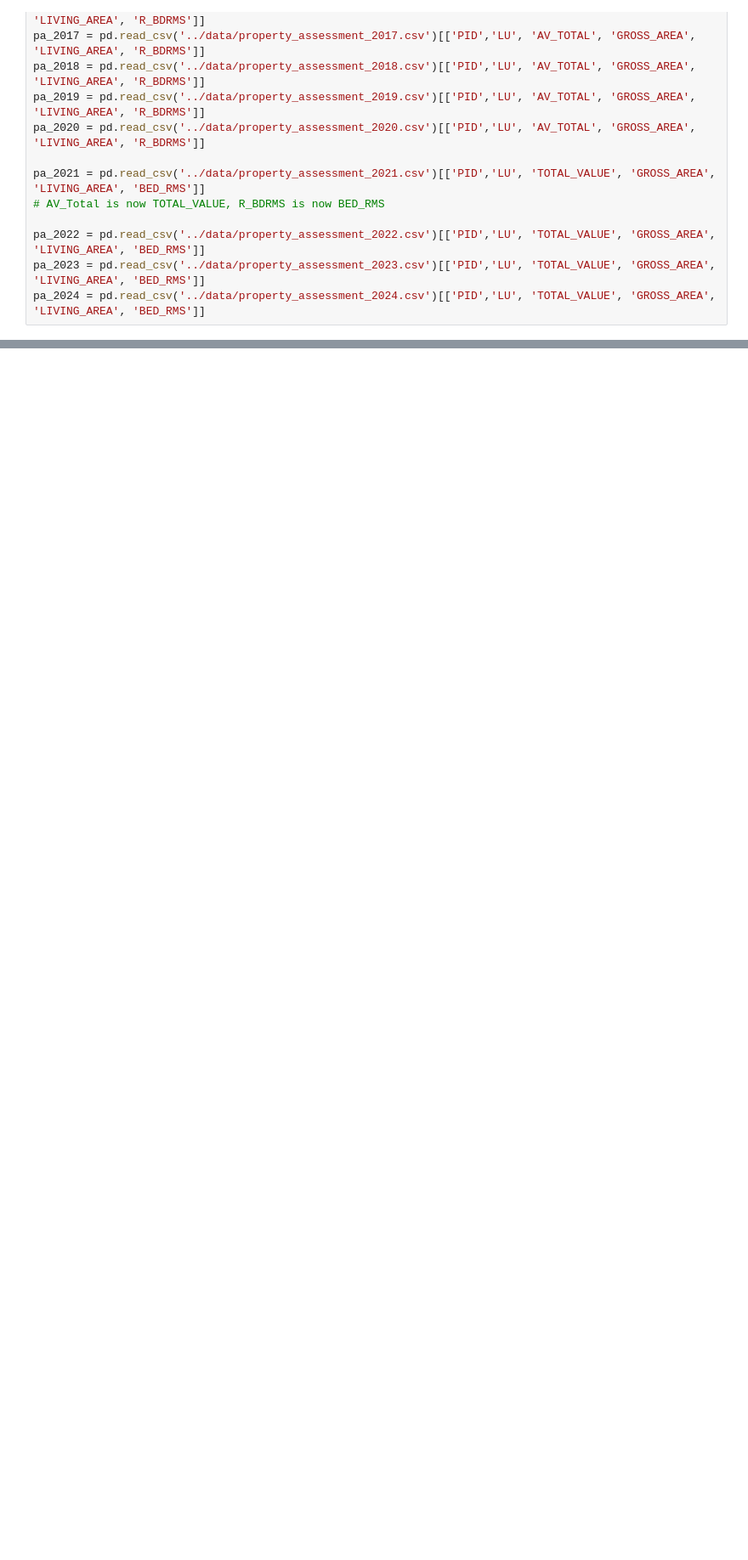
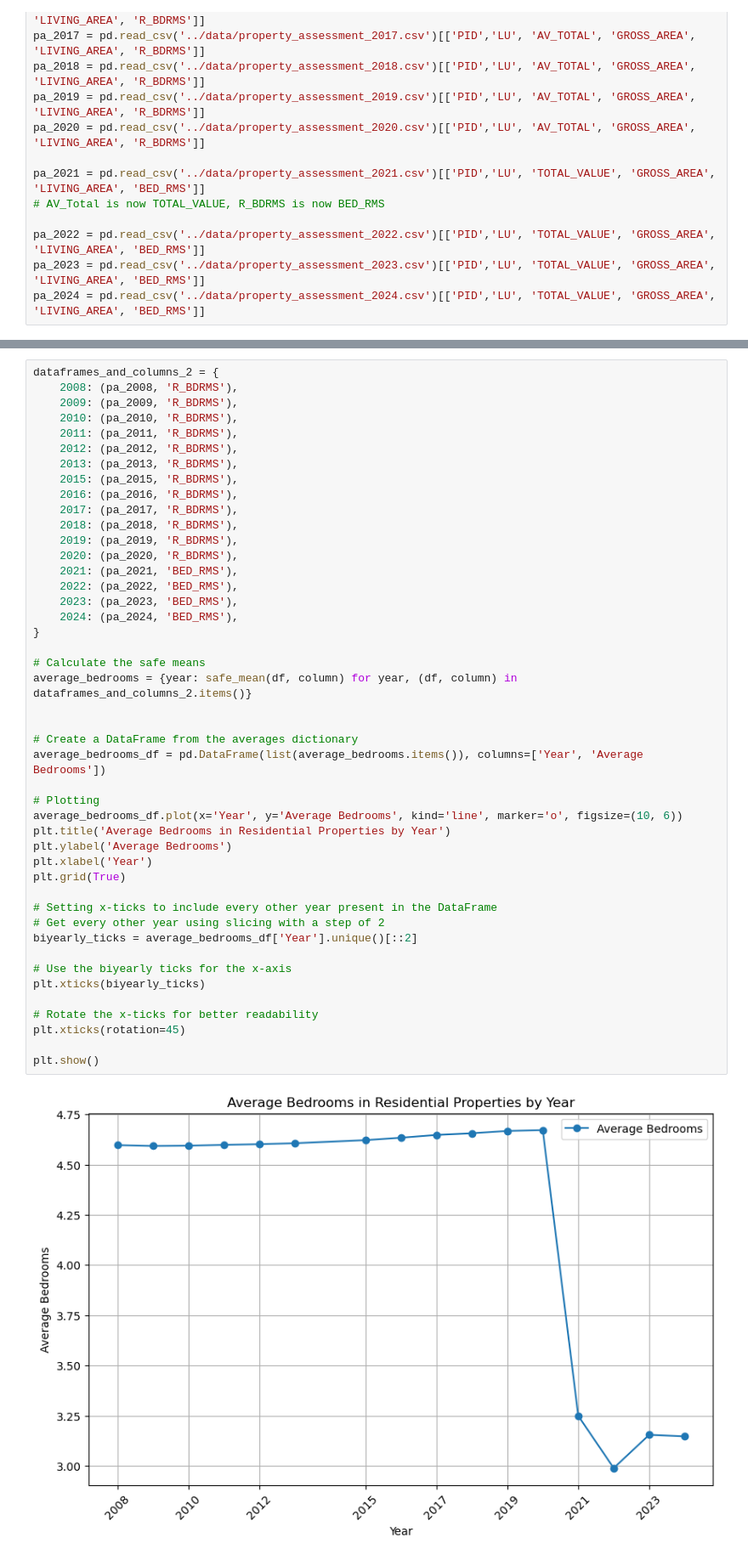
Before and after one commit to BU-Spark/ds-boston-remodeling, a Jupyter notebook: sp24-team-c/Total sf comparison:analysis/PropertyAssesment.ipynb, the cells around one changed output, grey strips where cells are left out. Shown at 85% size. Cells and saved outputs as stored; diff of their text form; blank space fills up the shorter version.

```diff
--- a/sp24-team-c/Total sf comparison:analysis/PropertyAssesment.ipynb
+++ b/sp24-team-c/Total sf comparison:analysis/PropertyAssesment.ipynb
@@ -92,0 +186,47 @@ Length: 75, dtype: float64
+# %%
+dataframes_and_columns_2 = {
+    2008: (pa_2008, 'R_BDRMS'),
+    2009: (pa_2009, 'R_BDRMS'),
+    2010: (pa_2010, 'R_BDRMS'),
+    2011: (pa_2011, 'R_BDRMS'),
+    2012: (pa_2012, 'R_BDRMS'),
+    2013: (pa_2013, 'R_BDRMS'),
+    2015: (pa_2015, 'R_BDRMS'),
+    2016: (pa_2016, 'R_BDRMS'),
+    2017: (pa_2017, 'R_BDRMS'),
+    2018: (pa_2018, 'R_BDRMS'),
+    2019: (pa_2019, 'R_BDRMS'),
+    2020: (pa_2020, 'R_BDRMS'),
+    2021: (pa_2021, 'BED_RMS'),
+    2022: (pa_2022, 'BED_RMS'),
+    2023: (pa_2023, 'BED_RMS'),
+    2024: (pa_2024, 'BED_RMS'),
+}
+
+# Calculate the safe means
+average_bedrooms = {year: safe_mean(df, column) for year, (df, column) in dataframes_and_columns_2.items()}
+
+
+# Create a DataFrame from the averages dictionary
+average_bedrooms_df = pd.DataFrame(list(average_bedrooms.items()), columns=['Year', 'Average Bedrooms'])
+
+# Plotting
+average_bedrooms_df.plot(x='Year', y='Average Bedrooms', kind='line', marker='o', figsize=(10, 6))
+plt.title('Average Bedrooms in Residential Properties by Year')
+plt.ylabel('Average Bedrooms')
+plt.xlabel('Year')
+plt.grid(True)
+
+# Setting x-ticks to include every other year present in the DataFrame
+# Get every other year using slicing with a step of 2
+biyearly_ticks = average_bedrooms_df['Year'].unique()[::2]
+
+# Use the biyearly ticks for the x-axis
+plt.xticks(biyearly_ticks)
+
+# Rotate the x-ticks for better readability
+plt.xticks(rotation=45)
+
+plt.show()
+# %% [output]
+[figure, added]
```
Also changed, not shown: parts of 13 cells of this notebook, 1 other file.
